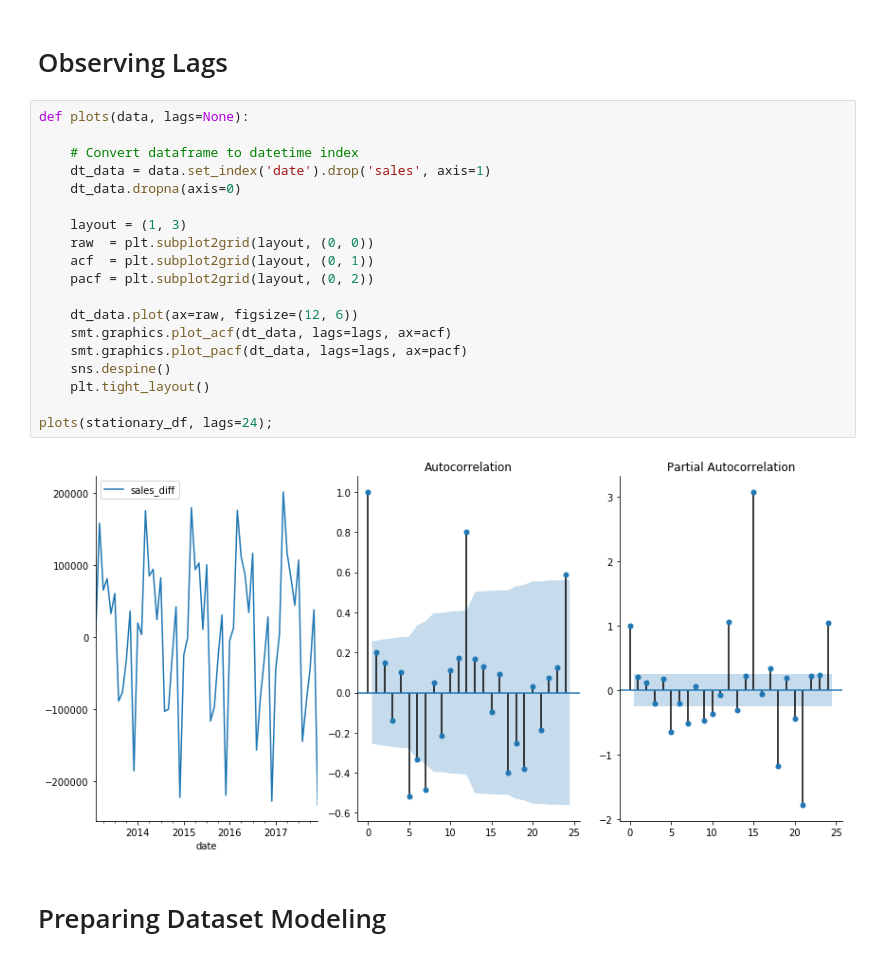
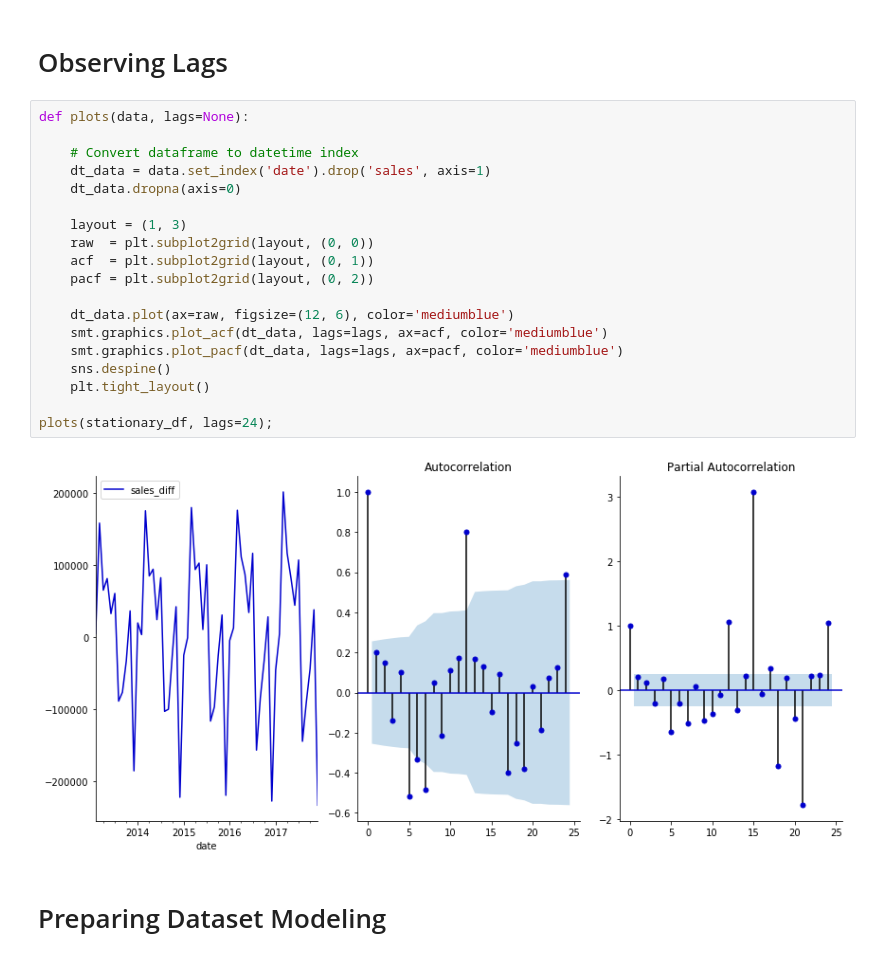
Before and after one commit to mollyryanruby/sales_forecasting, a Jupyter notebook: notebooks/data_cleaning_and_eda.ipynb, the cells around one changed output. Saved outputs shown, nothing was run; the diff lists cells and outputs as text.

```diff
--- a/notebooks/data_cleaning_and_eda.ipynb
+++ b/notebooks/data_cleaning_and_eda.ipynb
@@ -143,24 +143,24 @@ time_plot(stationary_df, 'date', 'sales_diff')
 # %%
 def plots(data, lags=None):
 
     # Convert dataframe to datetime index
     dt_data = data.set_index('date').drop('sales', axis=1)
     dt_data.dropna(axis=0)
 
     layout = (1, 3)
     raw  = plt.subplot2grid(layout, (0, 0))
     acf  = plt.subplot2grid(layout, (0, 1))
     pacf = plt.subplot2grid(layout, (0, 2))
 
-    dt_data.plot(ax=raw, figsize=(12, 6))
-    smt.graphics.plot_acf(dt_data, lags=lags, ax=acf)
-    smt.graphics.plot_pacf(dt_data, lags=lags, ax=pacf)
+    dt_data.plot(ax=raw, figsize=(12, 6), color='mediumblue')
+    smt.graphics.plot_acf(dt_data, lags=lags, ax=acf, color='mediumblue')
+    smt.graphics.plot_pacf(dt_data, lags=lags, ax=pacf, color='mediumblue')
     sns.despine()
     plt.tight_layout()
 
 plots(stationary_df, lags=24);
 # %% [output]
-[figure, old version]
+[figure, new version]
 # %% [markdown]
 # Preparing Dataset Modeling
 # %% [markdown]
```
Also changed, not shown: parts of 4 cells of this notebook.
